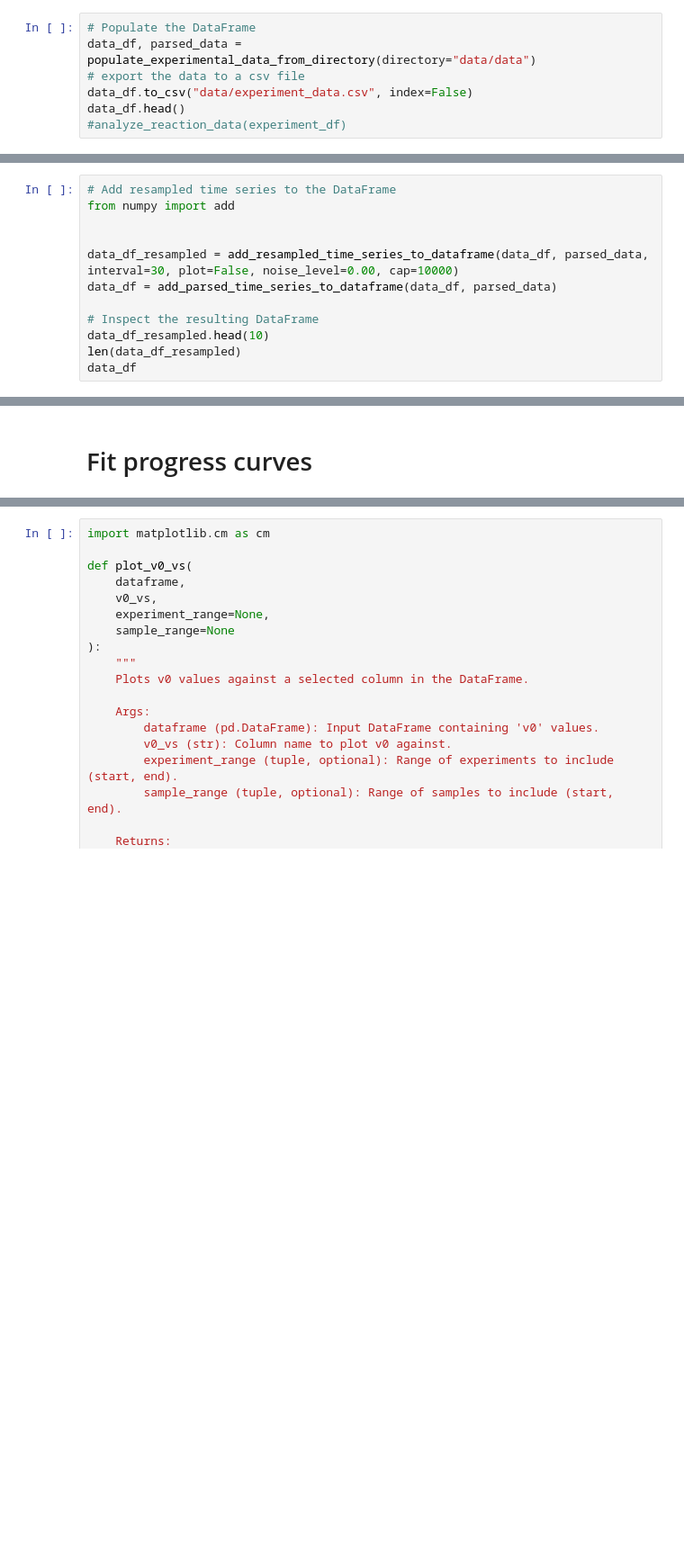
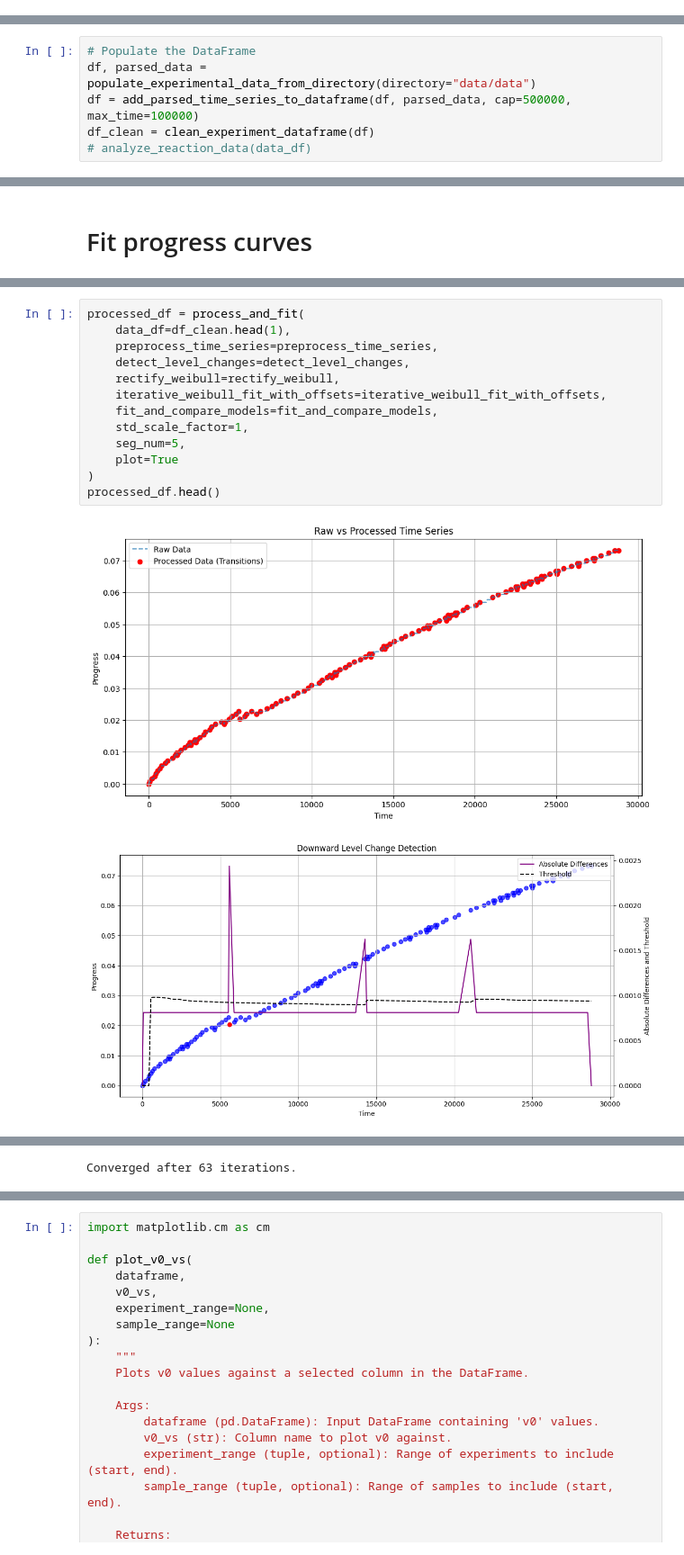
Before and after one commit to madsr2d2/masterThesis, a Jupyter notebook: masterThesis.ipynb, the cells around one changed output, grey strips where cells are left out. Shown at 90% size. Drawn from its saved outputs; the diff is of its cells as text; blank space fills up the shorter version.

```diff
--- a/masterThesis.ipynb
+++ b/masterThesis.ipynb
@@ -958,7 +960,0 @@ def add_parsed_time_series_to_dataframe(
-# %%
-# Populate the DataFrame
-data_df, parsed_data = populate_experimental_data_from_directory(directory="data/data")
-# export the data to a csv file
-data_df.to_csv("data/experiment_data.csv", index=False)
-data_df.head()
-#analyze_reaction_data(experiment_df)
@@ -977,12 +960,0 @@ data_df[data_df['[buf]'] == 0]
-# %%
-# Add resampled time series to the DataFrame
-from numpy import add
-
-
-data_df_resampled = add_resampled_time_series_to_dataframe(data_df, parsed_data, interval=30, plot=False, noise_level=0.00, cap=10000)
-data_df = add_parsed_time_series_to_dataframe(data_df, parsed_data)
-
-# Inspect the resulting DataFrame
-data_df_resampled.head(10)
-len(data_df_resampled)
-data_df
@@ -1050,0 +1012,6 @@ data_df_resampled = data_df_resampled[data_df_resampled["buffer"] != "Carbonate"
+# %%
+# Populate the DataFrame
+df, parsed_data = populate_experimental_data_from_directory(directory="data/data")
+df = add_parsed_time_series_to_dataframe(df, parsed_data, cap=500000, max_time=100000)
+df_clean = clean_experiment_dataframe(df)
+# analyze_reaction_data(data_df)
@@ -1599,0 +1770,16 @@ fits = fit_and_plot_integrated_hill(t, P, plot=True)
+# %%
+processed_df = process_and_fit(
+    data_df=df_clean.head(1),
+    preprocess_time_series=preprocess_time_series,
+    detect_level_changes=detect_level_changes,
+    rectify_weibull=rectify_weibull,
+    iterative_weibull_fit_with_offsets=iterative_weibull_fit_with_offsets,
+    fit_and_compare_models=fit_and_compare_models,
+    std_scale_factor=1,
+    seg_num=5,
+    plot=True
+)
+processed_df.head()
+# %% [output]
+[figure, added]
+[figure, added]
@@ -1599,0 +1787 @@ fits = fit_and_plot_integrated_hill(t, P, plot=True)
+Converged after 63 iterations.
```
Also changed, not shown: parts of 35 cells of this notebook, 9 other files.
